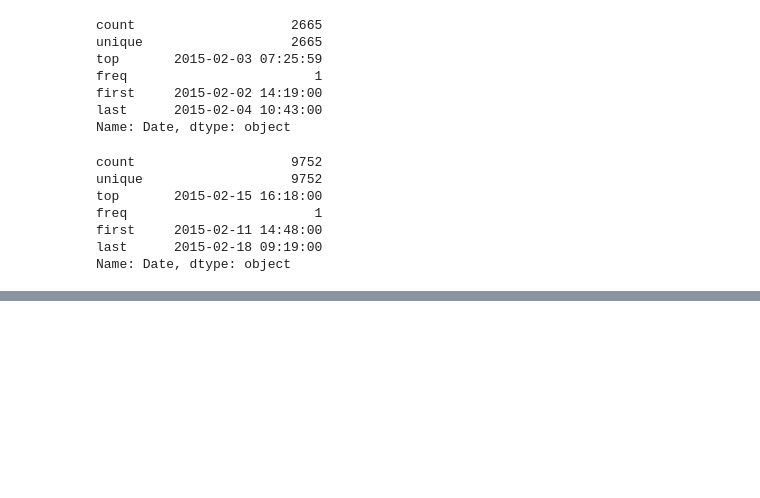
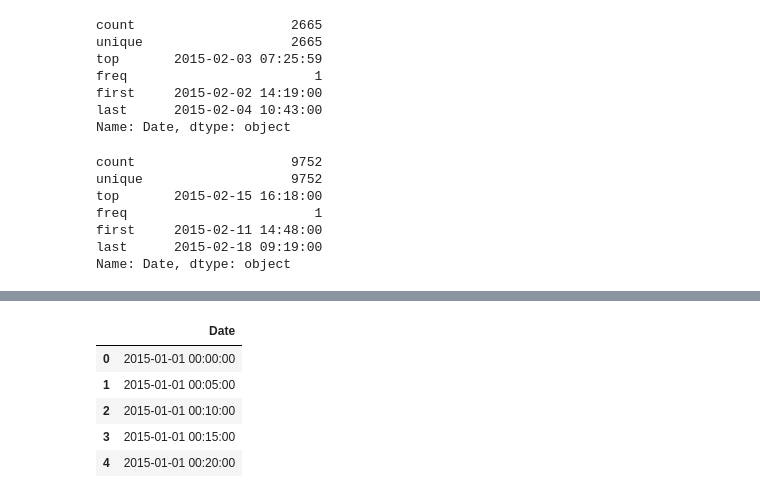
Before and after one commit to yungshun317/sklearn-occupancy-detection-time-series-forecasting, a Jupyter notebook: occupancy_detection_dataset.ipynb, the cells around one changed output, grey strips where cells are left out. Saved outputs shown, nothing was run; the diff lists cells and outputs as text; code cells hidden in the pictures; blank space fills up the shorter version.

```diff
--- a/occupancy_detection_dataset.ipynb
+++ b/occupancy_detection_dataset.ipynb
@@ -1082,0 +1177,11 @@ Unfortunately, there are missing values between three datasets. To simplify the
+# %%
+demo_datetime = pd.date_range(start='2015-01-01 00:00:00', end='2015-12-31 23:59:00', freq='5min')
+demo_data = pd.DataFrame(demo_datetime, columns=['Date'])
+demo_data.head()
+# %% [output]
+|  | Date |
+| 0 | 2015-01-01 00:00:00 |
+| 1 | 2015-01-01 00:05:00 |
+| 2 | 2015-01-01 00:10:00 |
+| 3 | 2015-01-01 00:15:00 |
+| 4 | 2015-01-01 00:20:00 |
```
Also changed, not shown: parts of 18 cells of this notebook.
